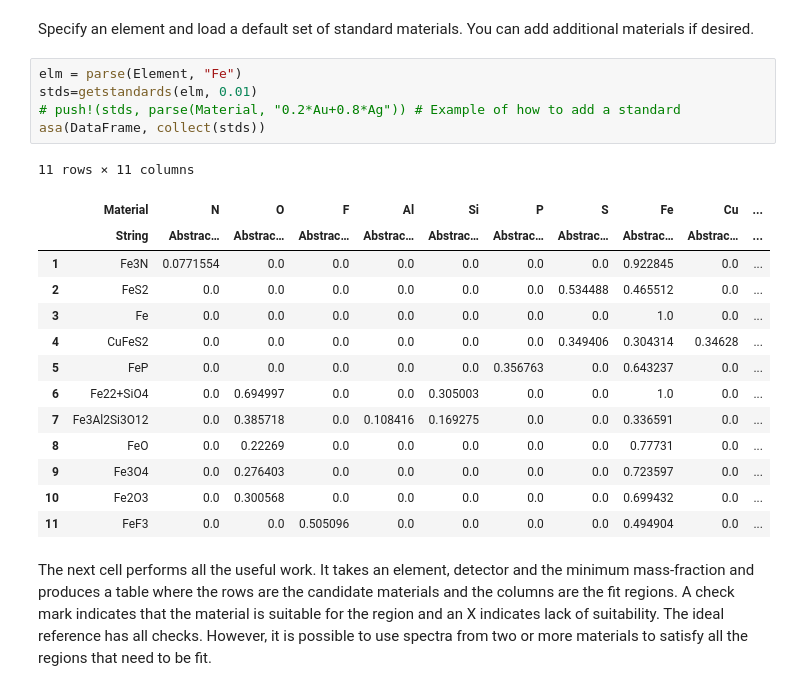
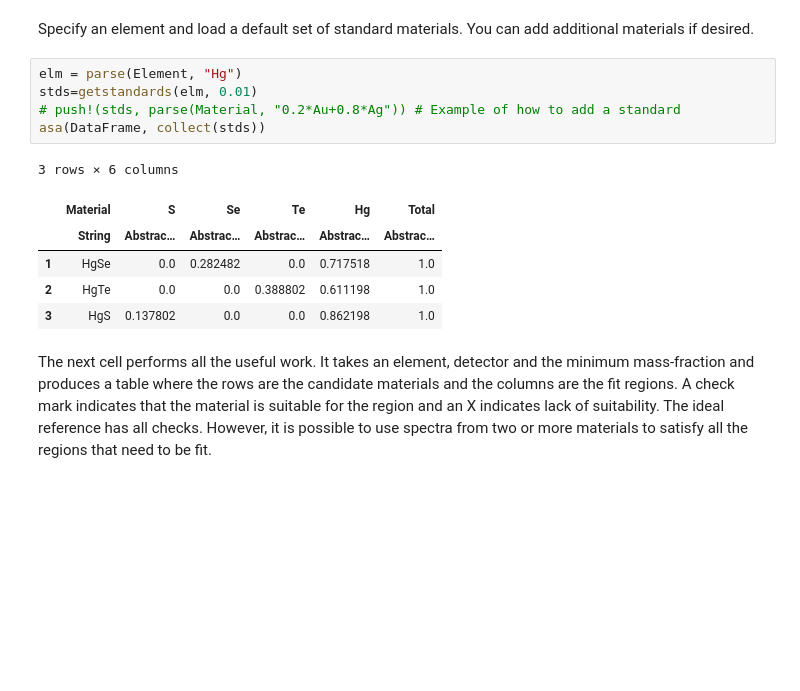
Before and after one commit to usnistgov/NeXLSpectrum.jl, a Jupyter notebook: notebook/reference_suitability.ipynb, the cells around one changed output. Cells and saved outputs as stored; diff of their text form; blank space fills up the shorter version.

```diff
--- a/notebook/reference_suitability.ipynb
+++ b/notebook/reference_suitability.ipynb
@@ -24,25 +24,17 @@ BasicEDS[4096 chs, E[ch] = -480.40409 + 5.00525⋅ch, 132.0 eV @ Mn K-L3, 110 ch
 # %% [markdown]
 Specify an element and load a default set of standard materials.  You can add additional materials if desired.
 # %%
-elm = parse(Element, "Fe")
+elm = parse(Element, "Hg")
 stds=getstandards(elm, 0.01)
 # push!(stds, parse(Material, "0.2*Au+0.8*Ag")) # Example of how to add a standard
 asa(DataFrame, collect(stds))
 # %% [output]
-11 rows × 11 columns
+3 rows × 6 columns
-|  | Material | N | O | F | Al | Si | P | S | Fe | Cu | ... |
-|  | String | Abstrac… | Abstrac… | Abstrac… | Abstrac… | Abstrac… | Abstrac… | Abstrac… | Abstrac… | Abstrac… | ... |
-| 1 | Fe3N | 0.0771554 | 0.0 | 0.0 | 0.0 | 0.0 | 0.0 | 0.0 | 0.922845 | 0.0 | ... |
-| 2 | FeS2 | 0.0 | 0.0 | 0.0 | 0.0 | 0.0 | 0.0 | 0.534488 | 0.465512 | 0.0 | ... |
-| 3 | Fe | 0.0 | 0.0 | 0.0 | 0.0 | 0.0 | 0.0 | 0.0 | 1.0 | 0.0 | ... |
-| 4 | CuFeS2 | 0.0 | 0.0 | 0.0 | 0.0 | 0.0 | 0.0 | 0.349406 | 0.304314 | 0.34628 | ... |
-| 5 | FeP | 0.0 | 0.0 | 0.0 | 0.0 | 0.0 | 0.356763 | 0.0 | 0.643237 | 0.0 | ... |
-| 6 | Fe22+SiO4 | 0.0 | 0.694997 | 0.0 | 0.0 | 0.305003 | 0.0 | 0.0 | 1.0 | 0.0 | ... |
-| 7 | Fe3Al2Si3O12 | 0.0 | 0.385718 | 0.0 | 0.108416 | 0.169275 | 0.0 | 0.0 | 0.336591 | 0.0 | ... |
-| 8 | FeO | 0.0 | 0.22269 | 0.0 | 0.0 | 0.0 | 0.0 | 0.0 | 0.77731 | 0.0 | ... |
-| 9 | Fe3O4 | 0.0 | 0.276403 | 0.0 | 0.0 | 0.0 | 0.0 | 0.0 | 0.723597 | 0.0 | ... |
-| 10 | Fe2O3 | 0.0 | 0.300568 | 0.0 | 0.0 | 0.0 | 0.0 | 0.0 | 0.699432 | 0.0 | ... |
-| 11 | FeF3 | 0.0 | 0.0 | 0.505096 | 0.0 | 0.0 | 0.0 | 0.0 | 0.494904 | 0.0 | ... |
+|  | Material | S | Se | Te | Hg | Total |
+|  | String | Abstrac… | Abstrac… | Abstrac… | Abstrac… | Abstrac… |
+| 1 | HgSe | 0.0 | 0.282482 | 0.0 | 0.717518 | 1.0 |
+| 2 | HgTe | 0.0 | 0.0 | 0.388802 | 0.611198 | 1.0 |
+| 3 | HgS | 0.137802 | 0.0 | 0.0 | 0.862198 | 1.0 |
 # %% [markdown]
 The next cell performs all the useful work.  It takes an element, detector and the minimum mass-fraction and produces a table where the rows are the candidate materials and the columns are the fit regions.  A check mark indicates that the material is suitable for the region and an X indicates lack of suitability.  The ideal reference has all checks.  However, it is possible to use spectra from two or more materials to satisfy all the regions that need to be fit.
 # %%
```
Also changed, not shown: parts of 1 cell of this notebook, 5 other files.
